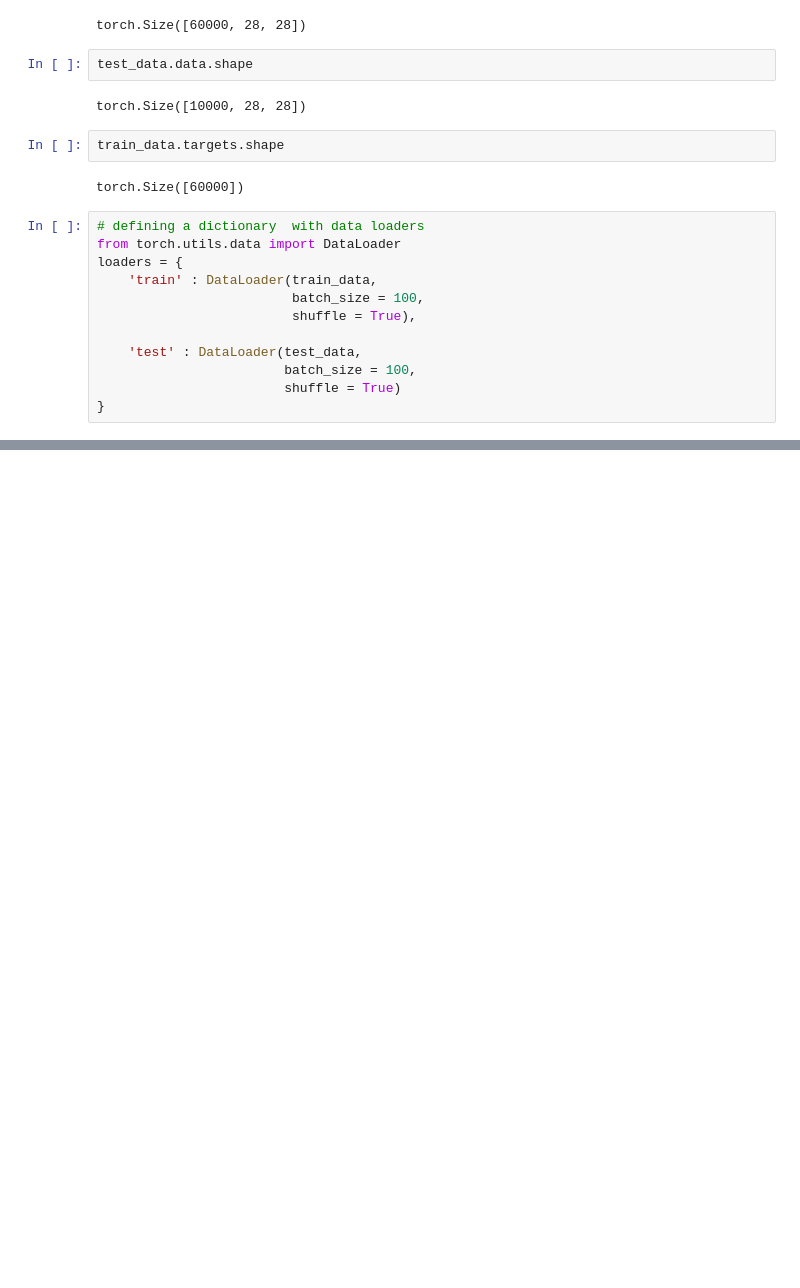
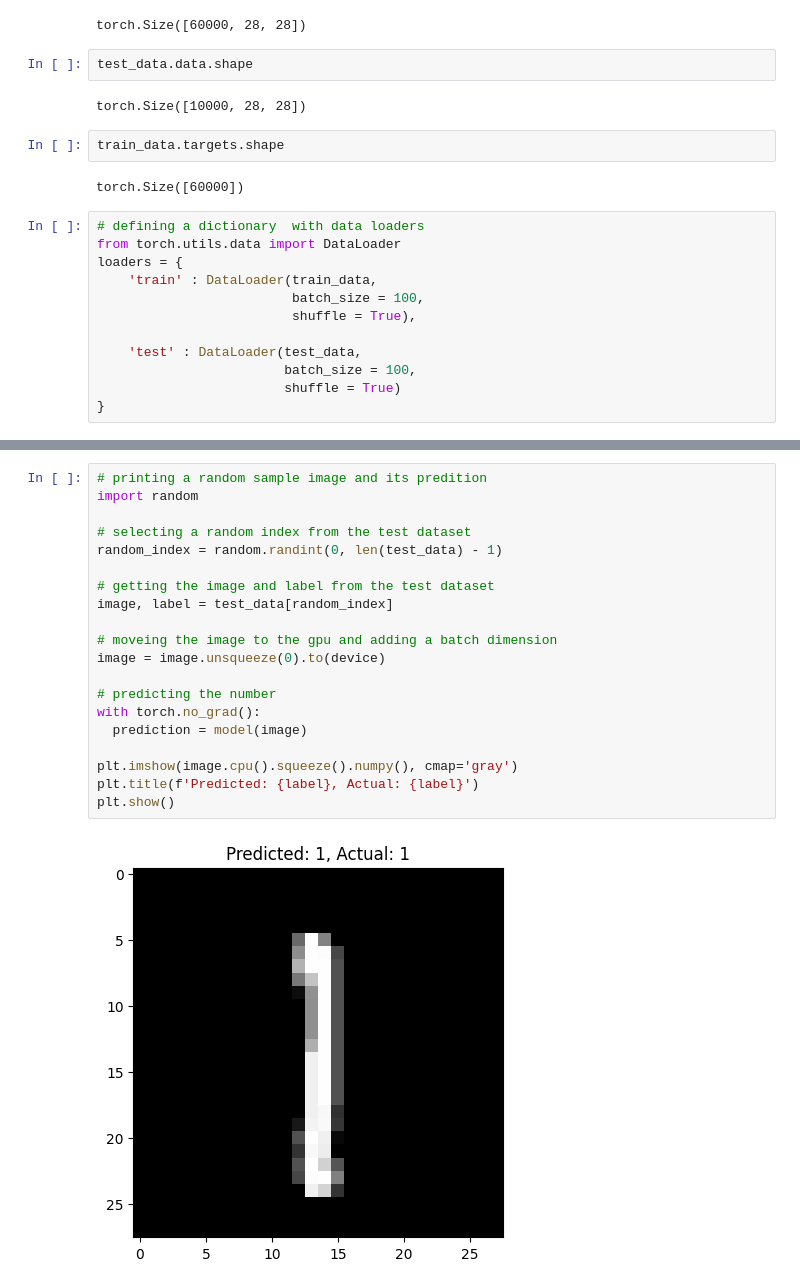
Before and after one commit to Davit000Asryan/My-projects, a Jupyter notebook: MNIST_digit_recognition.ipynb, the cells around one changed output, grey strips where cells are left out. Drawn from its saved outputs; the diff is of its cells as text; blank space fills up the shorter version.

```diff
--- a/MNIST_digit_recognition.ipynb
+++ b/MNIST_digit_recognition.ipynb
@@ -270,0 +245,22 @@ plt.show()
+# %%
+# printing a random sample image and its predition
+import random
+
+# selecting a random index from the test dataset
+random_index = random.randint(0, len(test_data) - 1)
+
+# getting the image and label from the test dataset
+image, label = test_data[random_index]
+
+# moveing the image to the gpu and adding a batch dimension
+image = image.unsqueeze(0).to(device)
+
+# predicting the number
+with torch.no_grad():
+  prediction = model(image)
+
+plt.imshow(image.cpu().squeeze().numpy(), cmap='gray')
+plt.title(f'Predicted: {label}, Actual: {label}')
+plt.show()
+# %% [output]
+[figure, added]
```
Also changed, not shown: parts of 9 cells of this notebook.
